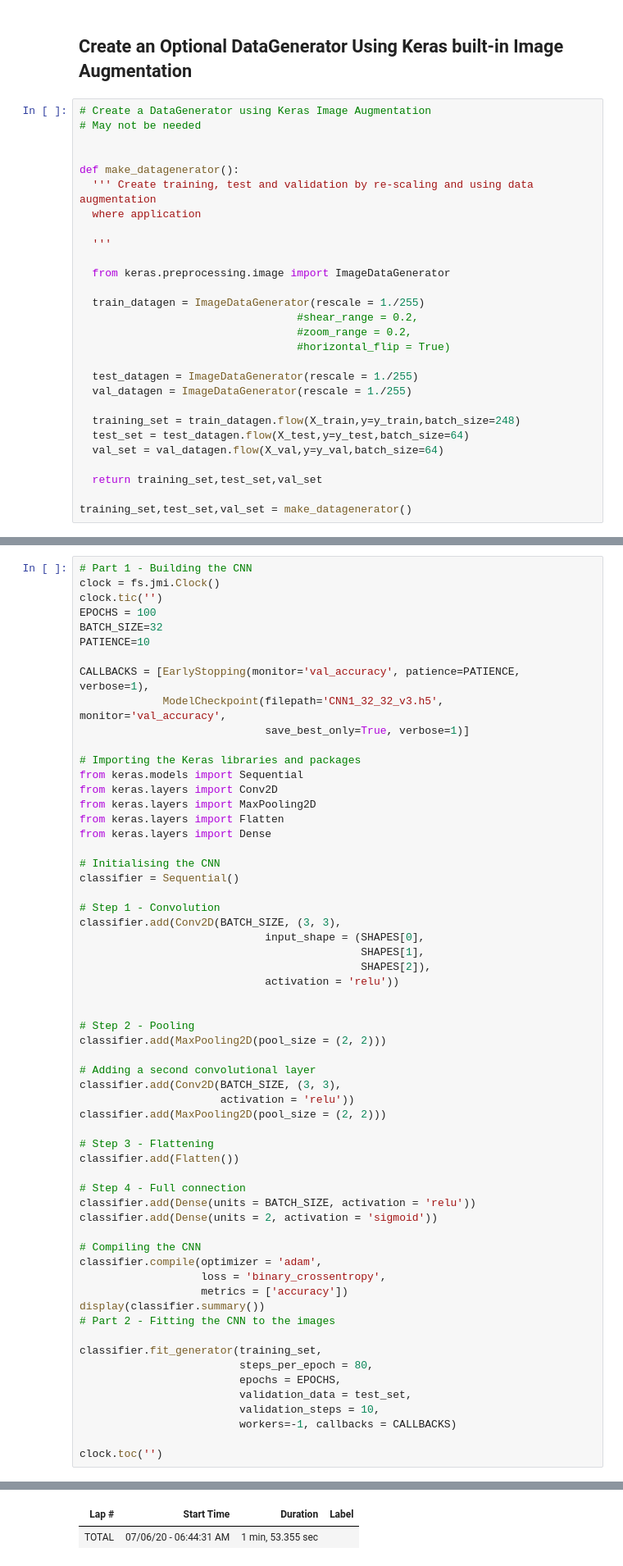
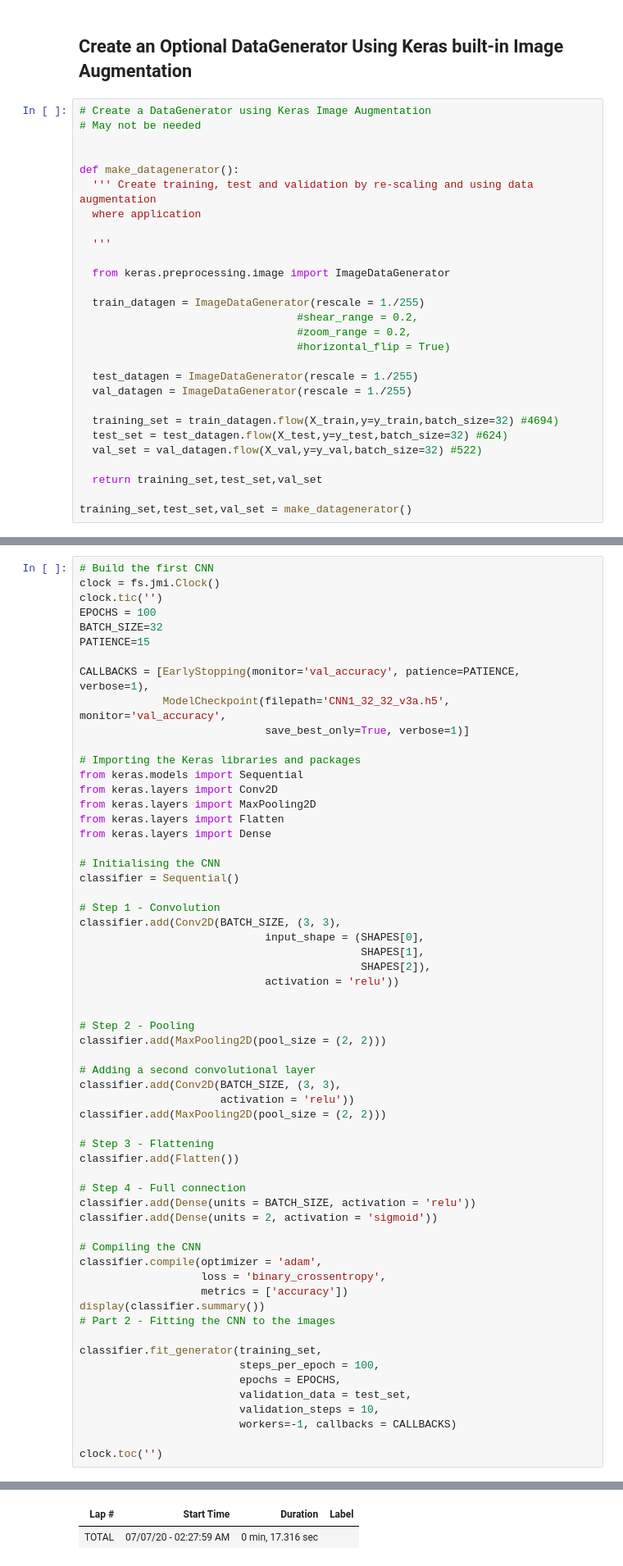
Before and after one commit to sn95033/pneumonia-detection, a Jupyter notebook: Pneumonia_32_32_v3a.ipynb, the cells around one changed output, grey strips where cells are left out. Shown at 82% size. Drawn from its saved outputs; the diff is of its cells as text.

```diff
--- a/Pneumonia_32_32_v3a.ipynb
+++ b/Pneumonia_32_32_v3a.ipynb
@@ -1189,9 +1226,9 @@ def make_datagenerator():
   test_datagen = ImageDataGenerator(rescale = 1./255)
   val_datagen = ImageDataGenerator(rescale = 1./255)
 
-  training_set = train_datagen.flow(X_train,y=y_train,batch_size=248)
-  test_set = test_datagen.flow(X_test,y=y_test,batch_size=64)
-  val_set = val_datagen.flow(X_val,y=y_val,batch_size=64)
+  training_set = train_datagen.flow(X_train,y=y_train,batch_size=32) #4694)
+  test_set = test_datagen.flow(X_test,y=y_test,batch_size=32) #624)
+  val_set = val_datagen.flow(X_val,y=y_val,batch_size=32) #522)
 
   return training_set,test_set,val_set
 
@@ -1208,13 +1245,13 @@ Labels for Batch
 # %%
-# Part 1 - Building the CNN
+# Build the first CNN
 clock = fs.jmi.Clock()
 clock.tic('')
 EPOCHS = 100
 BATCH_SIZE=32
-PATIENCE=10
+PATIENCE=15
 
 CALLBACKS = [EarlyStopping(monitor='val_accuracy', patience=PATIENCE, verbose=1),
-             ModelCheckpoint(filepath='CNN1_32_32_v3.h5', monitor='val_accuracy',
+             ModelCheckpoint(filepath='CNN1_32_32_v3a.h5', monitor='val_accuracy',
                              save_best_only=True, verbose=1)]
 
 # Importing the Keras libraries and packages
@@ -1258,7 +1295,7 @@ display(classifier.summary())
 # Part 2 - Fitting the CNN to the images
 
 classifier.fit_generator(training_set,
-                         steps_per_epoch = 80,
+                         steps_per_epoch = 100,
                          epochs = EPOCHS,
                          validation_data = test_set,
                          validation_steps = 10,
@@ -1304,3 +1341,3 @@ Epoch 00011: early stopping
 Summary Table of Clocked Processes
 | Lap # | Start Time | Duration | Label |
-| TOTAL | 07/06/20 - 06:44:31 AM | 1 min, 53.355 sec |  |
+| TOTAL | 07/07/20 - 02:27:59 AM | 0 min, 17.316 sec |  |
```
Also changed, not shown: parts of 39 cells of this notebook.
